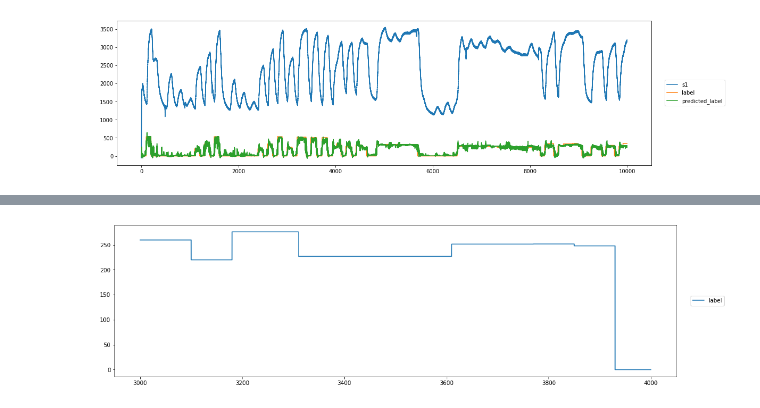
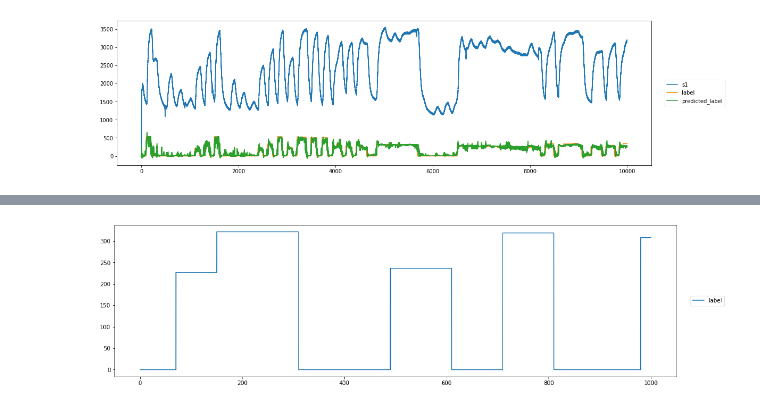
Before and after one commit to SunnyBaik/DS_Project_2, a Jupyter notebook: Code/visualization.ipynb, the cells around one changed output, grey strips where cells are left out. Cells and saved outputs as stored; diff of their text form; code cells hidden in the pictures.

```diff
--- a/Code/visualization.ipynb
+++ b/Code/visualization.ipynb
@@ -43,5 +57,5 @@ plot_time(window_predicted_test, time=(3000,4000), columns=['label'])
 # %%
 window_interval_predicted_test['time'] = window_predicted_test.index/100
-plot_time(window_interval_predicted_test, time=(3000,4000), columns=['label'])
+plot_time(window_interval_predicted_test, time=(0,1000), columns=['label'])
 # %% [output]
-[figure, old version]
+[figure, new version]
```
Also changed, not shown: parts of 8 cells of this notebook, 1 other file.
